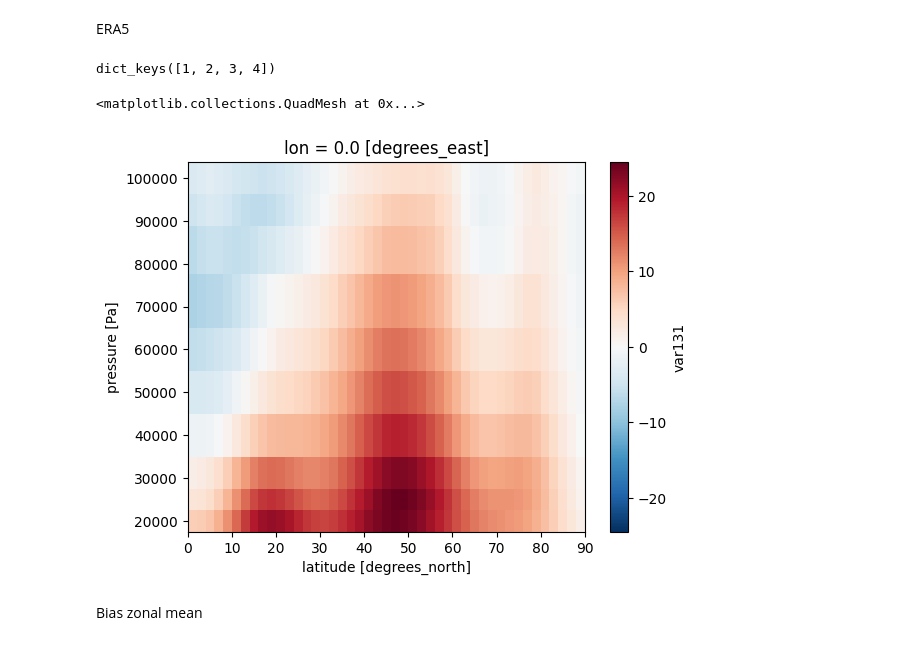
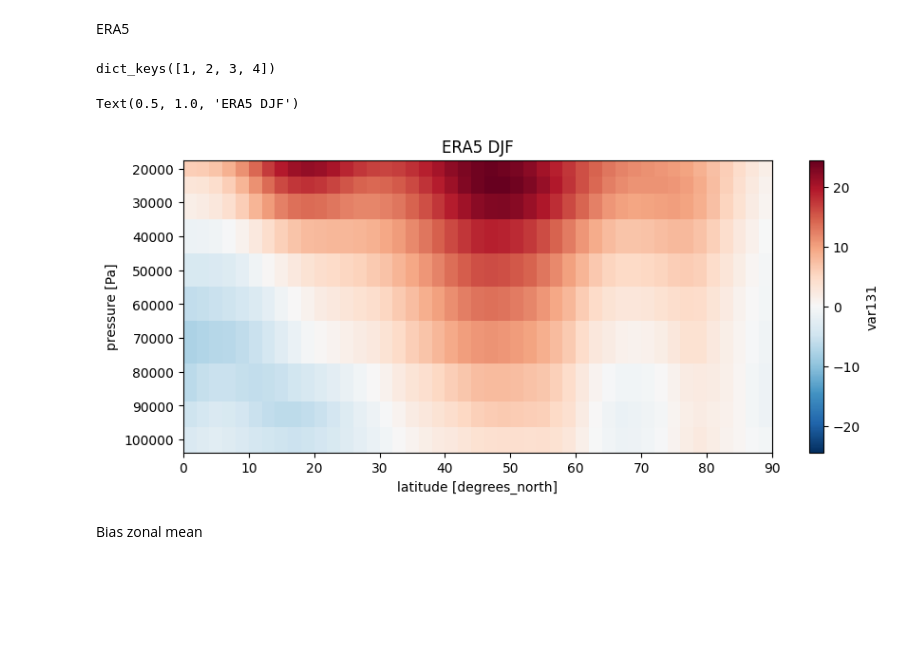
Before and after one commit to sbeltrami/tesi, a Jupyter notebook: modelli_zonal_mean.ipynb, the cells around one changed output. Cells and saved outputs as stored; diff of their text form; code cells hidden in the pictures; blank space fills up the shorter version.

Commit message:
CMIP6 models: anomaly, bias, plot

```diff
--- a/modelli_zonal_mean.ipynb
+++ b/modelli_zonal_mean.ipynb
@@ -131,22 +128,26 @@ MCM-UA-1-0
 ERA5
 # %%
 #ERA5 box Nord Atlantico
-dataset_ERA_zonavg=xr.open_dataset('/work/users/guest/sbeltrami/prova/ERA5_zonal_mean.nc')
-dataset_ERA_zonavg = dataset_ERA_zonavg['var131'].sel(time=slice("1982-01", "2014-12"),plev=slice(100000.,20000.)) #seleziono il periodo 1982 - 2014
+dataset_ERA_zonmean=xr.open_dataset('/work/users/guest/sbeltrami/prova/ERA5_zonal_mean.nc')
+dataset_ERA_zonmean = dataset_ERA_zonmean['var131'].sel(time=slice("1982-01", "2014-12"),plev=slice(100000.,20000.)) #seleziono il periodo 1982 - 2014
 #dataset pesato
-dataset_ERA_weighted_zonavg = compute_dataset_weighted(dataset_ERA_zonavg)
+dataset_ERA_weighted_zonmean = compute_dataset_weighted(dataset_ERA_zonmean)
 # %%
 #Creo un dizionario in cui vado a mettere la media temporale per ogni stagione MAM, JJA, SON, DJF
 era_seas_mean = {}
 #Calcolo la media temporale su tutti e 4 i trimestri MAM = 1, JJA = 2, SON = 3, DJF = 4
 for i in range(4):
-    era_seas_mean[i+1] = compute_mean_resample_mar(dataset_ERA_zonavg,"1982","2014",i)
+    era_seas_mean[i+1] = compute_mean_resample_mar(dataset_ERA_zonmean,"1982","2014",i)
 print(era_seas_mean.keys())
-era_seas_mean[4].plot()
+#plot DJF
+fig, ax = plt.subplots(figsize=(10,4))
+era_seas_mean[4].plot(ax=ax)
+ax.invert_yaxis()
+ax.set_title('ERA5 DJF')
 # %% [output]
 dict_keys([1, 2, 3, 4])
-<matplotlib.collections.QuadMesh at 0x...>
+Text(0.5, 1.0, 'ERA5 DJF')
-[figure, old version]
+[figure, new version]
 # %% [markdown]
 Bias zonal mean
 # %%
```
Also changed, not shown: parts of 20 cells of this notebook, 1 other file.
